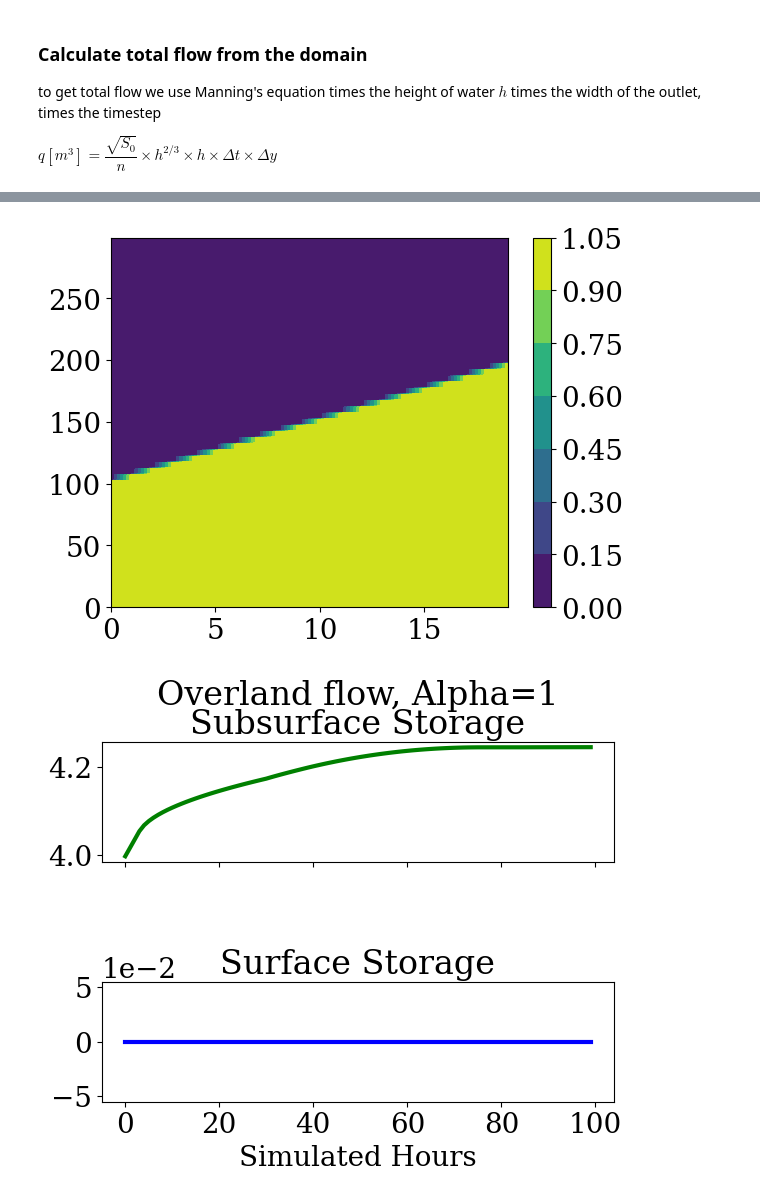
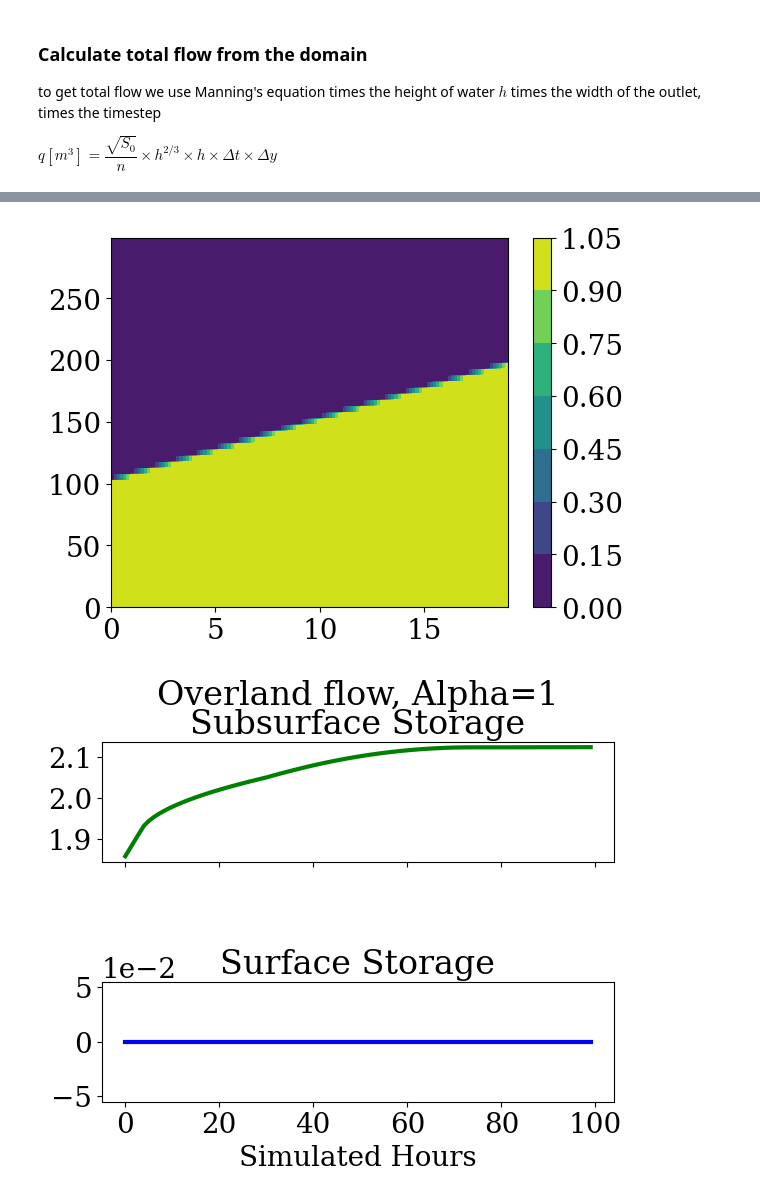
Before and after one commit to mashadab/ParFlow-project, a Jupyter notebook: Overland-flow-class/runoff-generation.ipynb, the cells around one changed output, grey strips where cells are left out. Saved outputs shown, nothing was run; the diff lists cells and outputs as text; code cells hidden in the pictures.

Commit message:
Working Overland flow

```diff
--- a/Overland-flow-class/runoff-generation.ipynb
+++ b/Overland-flow-class/runoff-generation.ipynb
@@ -307,11 +307,11 @@ def run_off_code(alpha_vG):
     # set water table to be level with the outlet of the domain
     Dunne.ICPressure.Type = 'HydroStaticPatch'
     Dunne.ICPressure.GeomNames = 'domain'
-    Dunne.Geom.domain.ICPressure.Value = 4.5
-    Dunne.Geom.domain.ICPressure.Value = 0.5
+    #Dunne.Geom.domain.ICPressure.Value = 4.5
+    Dunne.Geom.domain.ICPressure.Value = -20
 
     Dunne.Geom.domain.ICPressure.RefGeom = 'domain'
-    Dunne.Geom.domain.ICPressure.RefPatch = 'z_lower'
+    Dunne.Geom.domain.ICPressure.RefPatch = 'z_upper'
 
     #--------
     # Things that can be changed in the simulation to swap from Horton to Dunne flow
@@ -357,7 +357,7 @@ def surface_subsurface_storage(alpha_vG,dir_name,run_name):
     dy = data.dy
     dz = data.dz
 
-    print(nt,nx,ny,nz,dx,dy,dz)
+    #print(nt,nx,ny,nz,dx,dy,dz)
 
     porosity = data.computed_porosity
     specific_storage = data.specific_storage
@@ -377,6 +377,7 @@ def surface_subsurface_storage(alpha_vG,dir_name,run_name):
     nanmask[nanmask == 0] = 'NaN'
     nanmask[nanmask > 0] = 1
 
+    plt.figure()
     plt.contourf(data.mask[:,0,:])
     plt.colorbar()
 
@@ -388,6 +389,8 @@ def surface_subsurface_storage(alpha_vG,dir_name,run_name):
     overland_sum = pf.read_pfb_sequence(files)
     pressure_arrays = press
     saturation_arrays = sat
+
+    outflow = overland_sum[:,0,0,0]
 
     subsurface_storage = np.zeros(nt+1)
     surface_storage = np.zeros(nt+1)
@@ -402,7 +405,7 @@ def surface_subsurface_storage(alpha_vG,dir_name,run_name):
 
         data.time = i
 
-    np.savez(f'overland_flow_class_alphavG{alpha_vG}',subsurface_storage,surface_storage)
+    np.savez(f'overland_flow_class_alphavG{alpha_vG}',subsurface_storage,surface_storage,outflow)
 
     #plotting components of water balance
     fig, axs = plt.subplots(2, sharex=True)
@@ -419,11 +422,44 @@ def surface_subsurface_storage(alpha_vG,dir_name,run_name):
                         wspace=0.7,
                         hspace=1.0)
     axs[1].ticklabel_format(axis='y', style='sci', scilimits=(0,0))
-    plt.savefig(f'Rnd_corr_fields_surface_subsurface_storage_alphavG{alpha_vG}.pdf',bbox_inches='tight', dpi = 600)
+    plt.savefig(f'overland_flow_surface_subsurface_storage_alphavG{alpha_vG}.pdf',bbox_inches='tight', dpi = 600)
 
-alpha_vG = 1
-run_off_code(alpha_vG)
-surface_subsurface_storage(alpha_vG,dir_name,run_name)
+    # slope and Manning's n
+    mannings = 1.e-5
+    slope = 0.05
+
+    # calculate outflow first by reading from ParFlow
+    outflow = overland_sum[:,0,0,0]
+    ##  next using manning's eq
+    ## total flow out of the domain is
+
+    N=101
+    time    = np.arange(N)
+
+    outflow_m= (np.sqrt(slope)/mannings) * np.maximum(press[:,102,0,0],0.0)**(5.0/3.0)*0.01*1.0
+
+
+    # set a variable for the timestep plotted in saturation cross section
+    icount = 100
+
+    ## Plot results
+    ## three subplots
+    fig, ax = plt.subplots(2)
+
+    ax[0].cla()
+    ax[0].imshow(sat[icount,:,0,:],vmin=0.1, vmax=1.0,origin='lower',aspect=0.015,cmap='Blues',interpolation='none')  #,extent=[0,100,0,1])
+    ax[0].set_title("Domain Cross Section, frame {}".format(icount))
+
+    ax[1].cla()
+    ax[1].plot(time[:-1],outflow)
+    ax[1].set_title("Outflow, frame {}".format(icount))
+    ax[1].set_xlabel("Time Step")
+    ax[1].set_ylabel("Outflow [m^3] summed")
+    plt.savefig(f'overland_flow_outflow_alphavG{alpha_vG}.pdf',bbox_inches='tight', dpi = 600)
+
+for alpha_vG in [1,100]:
+    run_off_code(alpha_vG)
+    surface_subsurface_storage(alpha_vG,dir_name,run_name)
 # %% [output]
 # ==============================================================================
 # ParFlow directory
@@ -445,2 +481,2 @@ surface_subsurface_storage(alpha_vG,dir_name,run_name)
 [figure]
-[figure, old version]
+[figure, new version]
```
Also changed, not shown: parts of 3 cells of this notebook.
